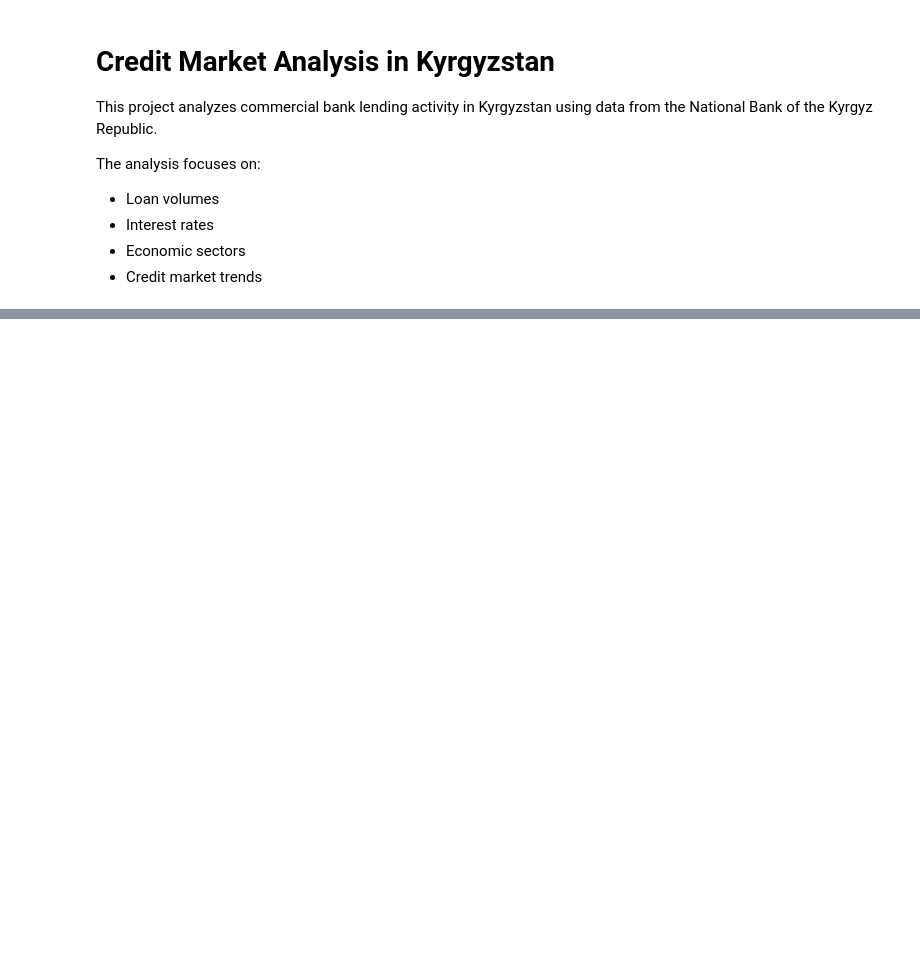
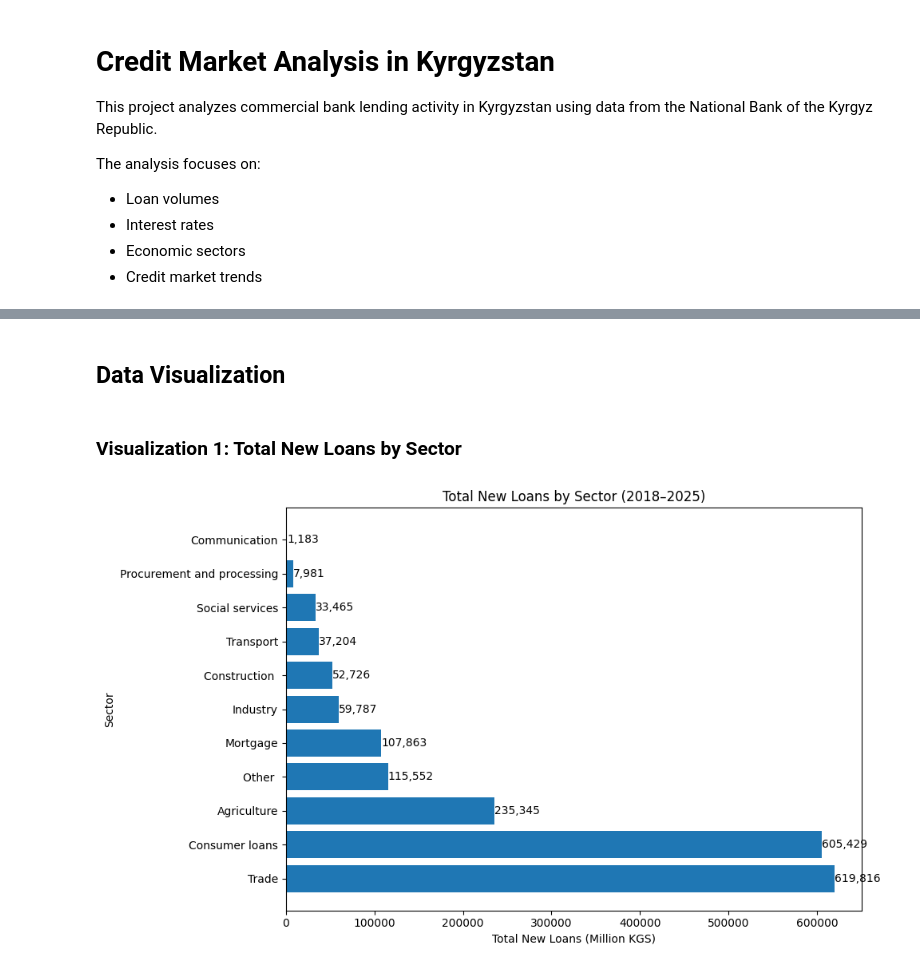
Before and after one commit to alina-kalmamat/credit-market-analysis-kyrgyzstan, a Jupyter notebook: notebooks/credit_market_analysis.ipynb, the cells around one changed output, grey strips where cells are left out. Cells and saved outputs as stored; diff of their text form; code cells hidden in the pictures; blank space fills up the shorter version.

```diff
--- a/notebooks/credit_market_analysis.ipynb
+++ b/notebooks/credit_market_analysis.ipynb
@@ -339,0 +360,41 @@ pd.read_csv("../data/credit_market_clean.csv").head()
+# %% [markdown]
+## Data Visualization
+# %% [markdown]
+### Visualization 1: Total New Loans by Sector
+# %%
+q1 = pd.read_csv(
+    "../data/exports/query1_new_loans_by_sector.csv"
+)
+plt.figure(figsize=(10, 6))
+
+bars = plt.barh(
+    q1["sector"],
+    q1["total_new_loans"]
+)
+
+plt.title("Total New Loans by Sector (2018–2025)")
+plt.xlabel("Total New Loans (Million KGS)")
+plt.ylabel("Sector")
+
+for bar in bars:
+    width = bar.get_width()
+    plt.text(
+        width,
+        bar.get_y() + bar.get_height()/2,
+        f"{width:,.0f}",
+        va="center"
+    )
+
+plt.tight_layout()
+
+# СНАЧАЛА СОХРАНЯЕМ
+plt.savefig(
+    "../visuals/new_loans_by_sector.png",
+    dpi=300,
+    bbox_inches="tight"
+)
+
+# ПОТОМ ПОКАЗЫВАЕМ
+plt.show()
+# %% [output]
+[figure, added]
```
Also changed, not shown: parts of 79 cells of this notebook, 15 other files.
